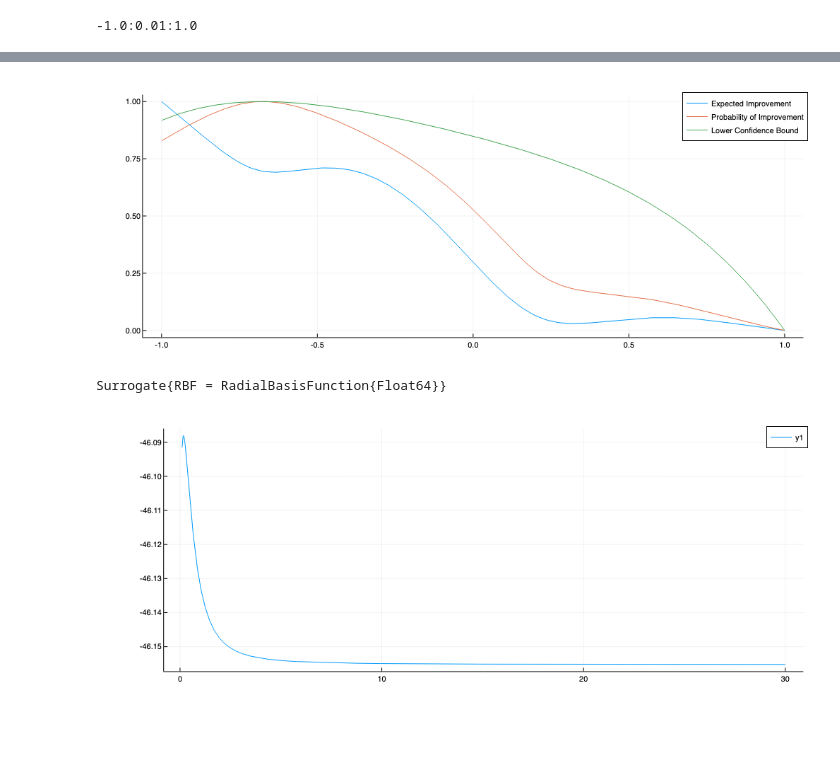
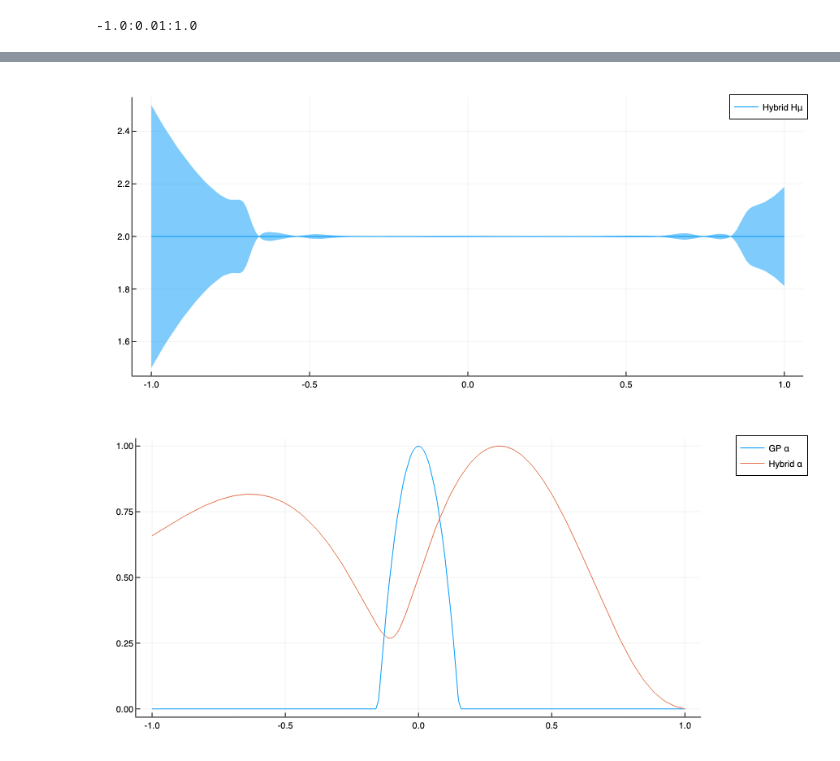
Before and after one commit to DarianNwankwo/Mean-Field-Bayesian-Optimization, a Jupyter notebook: notebooks/bo_with_mean_field.ipynb, the cells around one changed output, grey strips where cells are left out. Drawn from its saved outputs; the diff is of its cells as text; code cells hidden in the pictures; blank space fills up the shorter version.

```diff
--- a/notebooks/bo_with_mean_field.ipynb
+++ b/notebooks/bo_with_mean_field.ipynb
@@ -92,12 +127,11 @@ scatter!(get_active_covariates(sur_ei)', get_active_observations(sur_ei))
+# %%
+plot(domain, Hμ2, ribbons=2Hσ2, label="Hybrid Hμ")
+# %% [output]
+[figure, added]
 # %%
-plot(domain, stdize(EIx), label="Expected Improvement")
-plot!(domain, stdize(POIx), label="Probability of Improvement")
-plot!(domain, stdize(LCBx), label="Lower Confidence Bound")
+plot(domain, stdize(EIx), label="GP α")
+plot!(domain, stdize(EIx2), label="Hybrid α", legend=:outertopright)
+# plot!(domain, stdize(POIx), label="Probability of Improvement")
+# plot!(domain, stdize(LCBx), label="Lower Confidence Bound")
 # %% [output]
-[figure, old version]
+[figure, new version]
-# %%
-xnew = [0.]
-ynew = testfn(xnew) + observation_noise * randn()
-sur = condition!(sur, xnew, ynew)
-# %% [output]
-Surrogate{RBF = RadialBasisFunction{Float64}}
@@ -118,4 +137,0 @@ end
-# %%
-plot(hypers, log_likelihoods)
-# %% [output]
-[figure, removed]
```
Also changed, not shown: parts of 9 cells of this notebook, 5 other files.
